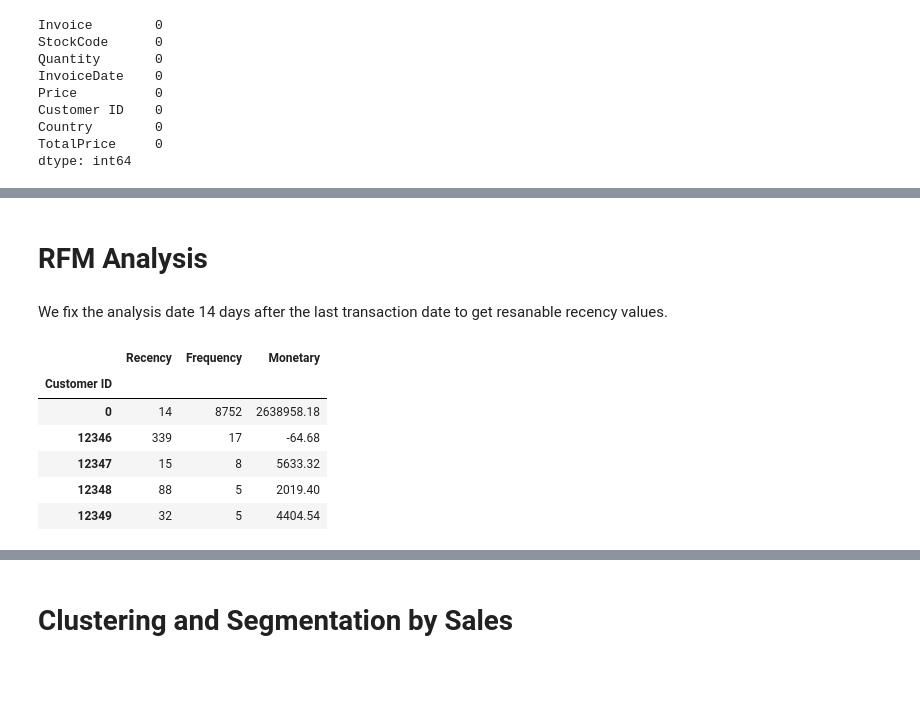
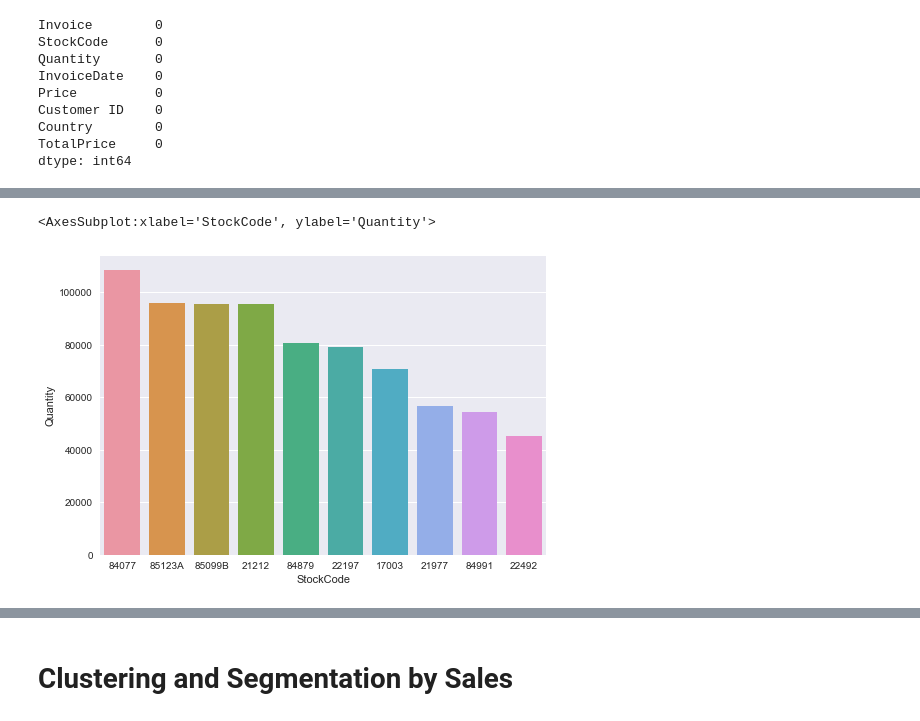
Before and after one commit to byaliensforaliens/RetailAnalysis, a Jupyter notebook: notebook_retail.ipynb, the cells around one changed output, grey strips where cells are left out. Saved outputs shown, nothing was run; the diff lists cells and outputs as text; code cells hidden in the pictures; blank space fills up the shorter version.

Commit message:
analysis

```diff
--- a/notebook_retail.ipynb
+++ b/notebook_retail.ipynb
@@ -138,0 +120,3 @@ df.sample(20)
+# %%
+data = df.copy()
+data.sample(5)
@@ -139,2 +132,2 @@ df.sample(20)
 # %%
-df.groupby("StockCode").agg({"Quantity": "sum"}).sort_values("Quantity", ascending=False).head
+product = data.groupby("StockCode").agg({"Quantity":"sum"}).sort_values("Quantity", ascending=False).reset_index()
@@ -157,19 +134,6 @@ StockCode
-# %% [markdown]
-# RFM Analysis
-# %% [markdown]
-We fix the analysis date 14 days after the last transaction date to get resanable recency values.
-# %%
-today = df['InvoiceDate'].max() + pd.DateOffset(14)
-rfm = df.groupby('Customer ID').agg({'InvoiceDate': lambda date: (today - date.max()).days,
-                                     'Invoice': lambda num: num.nunique(),
-                                     'TotalPrice': lambda TotalPrice: TotalPrice.sum()})
-rfm.columns = ['Recency', 'Frequency', 'Monetary']
-rfm.head()
-# %% [output]
-|  | Recency | Frequency | Monetary |
-| Customer ID |  |  |  |
-| 0 | 14 | 8752 | 2638958.18 |
-| 12346 | 339 | 17 | -64.68 |
-| 12347 | 15 | 8 | 5633.32 |
-| 12348 | 88 | 5 | 2019.40 |
-| 12349 | 32 | 5 | 4404.54 |
+# %%
+best_products = product.head(10)
+sns.barplot(x='StockCode',y='Quantity',data=best_products)
+# %% [output]
+<AxesSubplot:xlabel='StockCode', ylabel='Quantity'>
+[figure, added]
```
Also changed, not shown: parts of 29 cells of this notebook.
